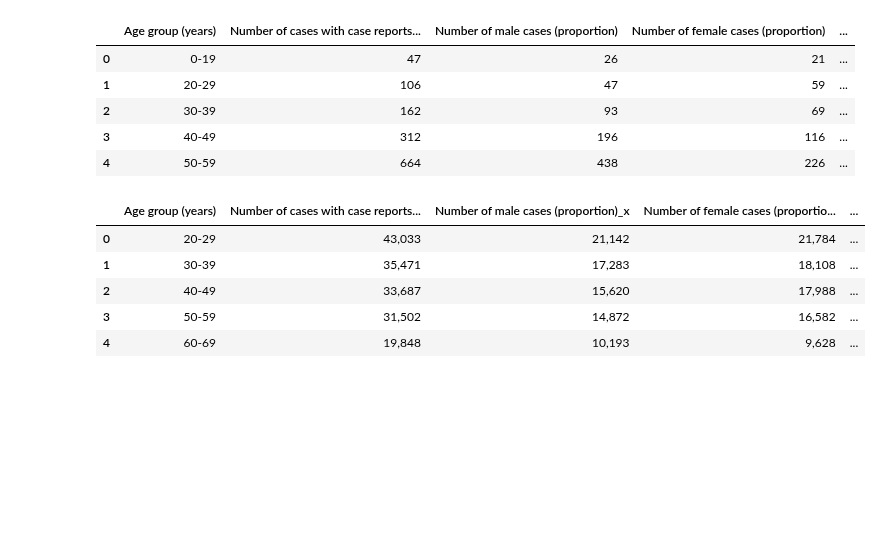
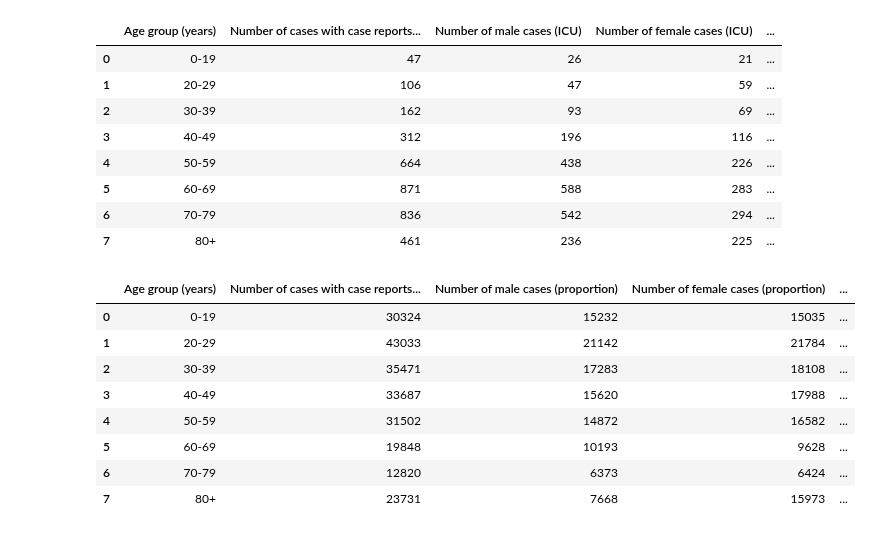
Before and after one commit to chenghaohan/Team_Anti-COVID_Project1, a Jupyter notebook: Demographics/Demographics.ipynb, the cells around one changed output. Saved outputs shown, nothing was run; the diff lists cells and outputs as text; code cells hidden in the pictures; blank space fills up the shorter version.

```diff
--- a/Demographics/Demographics.ipynb
+++ b/Demographics/Demographics.ipynb
@@ -17,29 +18,35 @@ Demographic_Data_Hospitalized = os.path.join("Resources/Demographic Data for Hos
 Demographic_Data_ICU = os.path.join("Resources/Demographic Data Admited ICU.csv")
 
 Total_Cases = pd.read_csv(TotalCases)
-Infection_Demo = pd.read_csv(Demographic_Data)
-Deceased_Demo = pd.read_csv(Demographic_Data_Deceased)
-Hospitalized_Demo = pd.read_csv(Demographic_Data_Hospitalized)
+Infection_Demo = pd.read_csv(Demographic_Data, thousands=',')
+Deceased_Demo = pd.read_csv(Demographic_Data_Deceased, thousands=',')
+Hospitalized_Demo = pd.read_csv(Demographic_Data_Hospitalized, thousands=',')
 ICU_Demo = pd.read_csv(Demographic_Data_ICU)
 
-ICU_Demo.head()
+ICU_Demo
 # %% [output]
-|  | Age group (years) | Number of cases with case reports... | Number of male cases (proportion) | Number of female cases (proportion) | ... |
+|  | Age group (years) | Number of cases with case reports... | Number of male cases (ICU) | Number of female cases (ICU) | ... |
 | 0 | 0-19 | 47 | 26 | 21 | ... |
 | 1 | 20-29 | 106 | 47 | 59 | ... |
 | 2 | 30-39 | 162 | 93 | 69 | ... |
 | 3 | 40-49 | 312 | 196 | 116 | ... |
 | 4 | 50-59 | 664 | 438 | 226 | ... |
+| 5 | 60-69 | 871 | 588 | 283 | ... |
+| 6 | 70-79 | 836 | 542 | 294 | ... |
+| 7 | 80+ | 461 | 236 | 225 | ... |
 # %%
 Merge_1 = pd.merge(Infection_Demo,Deceased_Demo,how="right", on=["Age group (years)"])
 Merge_2 = pd.merge(Merge_1,Hospitalized_Demo,how="right", on=["Age group (years)"])
-All_data = pd.merge(Merge_2,Deceased_Demo,how="right", on=["Age group (years)"])
+All_data = pd.merge(Merge_2,ICU_Demo,how="right", on=["Age group (years)"])
 
-All_data.head()
+All_data
 # %% [output]
-|  | Age group (years) | Number of cases with case reports... | Number of male cases (proportion)_x | Number of female cases (proportio... | ... |
-| 0 | 20-29 | 43,033 | 21,142 | 21,784 | ... |
-| 1 | 30-39 | 35,471 | 17,283 | 18,108 | ... |
-| 2 | 40-49 | 33,687 | 15,620 | 17,988 | ... |
-| 3 | 50-59 | 31,502 | 14,872 | 16,582 | ... |
-| 4 | 60-69 | 19,848 | 10,193 | 9,628 | ... |
+|  | Age group (years) | Number of cases with case reports... | Number of male cases (proportion) | Number of female cases (proportion) | ... |
+| 0 | 0-19 | 30324 | 15232 | 15035 | ... |
+| 1 | 20-29 | 43033 | 21142 | 21784 | ... |
+| 2 | 30-39 | 35471 | 17283 | 18108 | ... |
+| 3 | 40-49 | 33687 | 15620 | 17988 | ... |
+| 4 | 50-59 | 31502 | 14872 | 16582 | ... |
+| 5 | 60-69 | 19848 | 10193 | 9628 | ... |
+| 6 | 70-79 | 12820 | 6373 | 6424 | ... |
+| 7 | 80+ | 23731 | 7668 | 15973 | ... |
```
Also changed, not shown: parts of 9 cells of this notebook, 4 other files.
